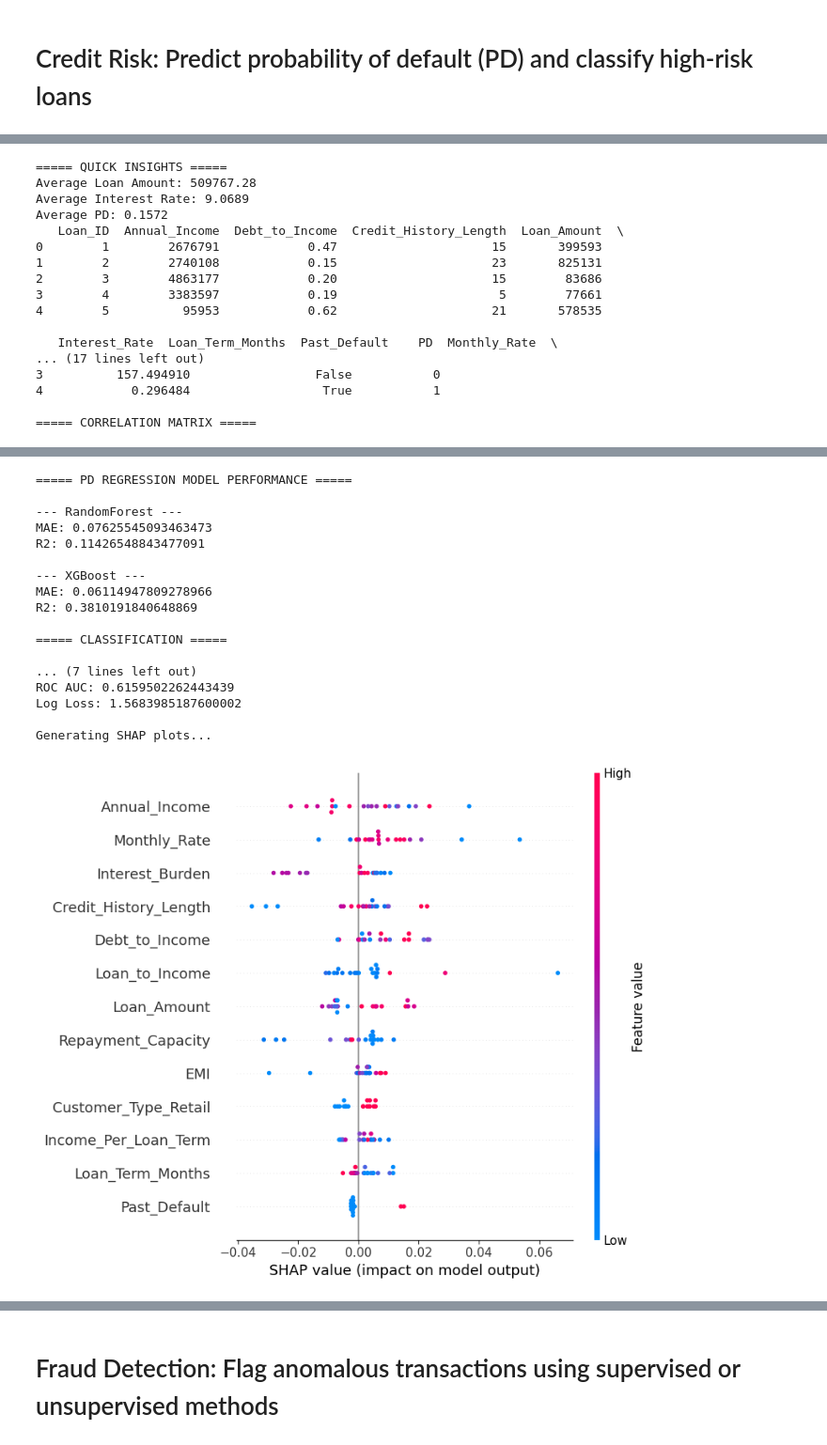
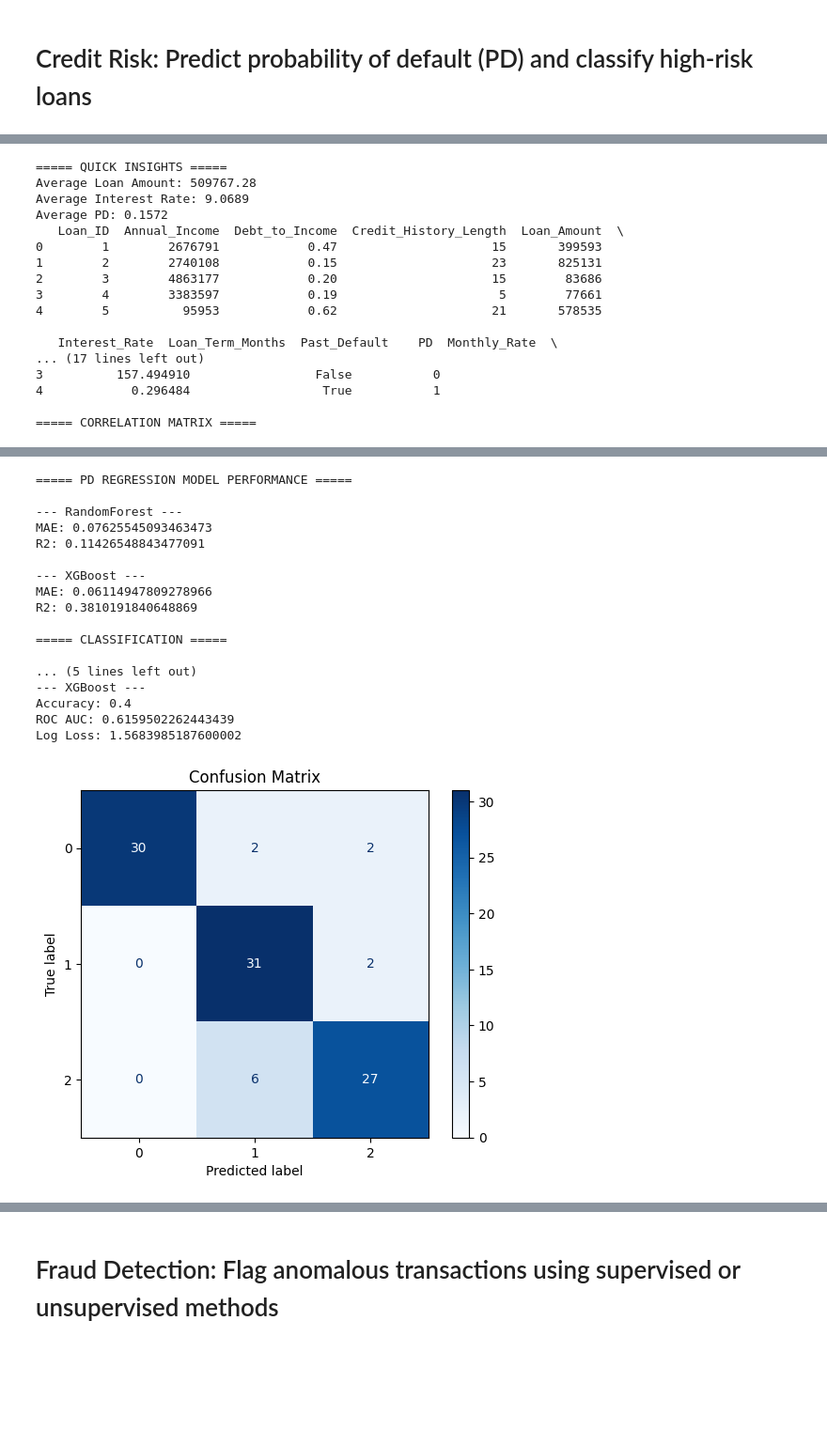
Before and after one commit to Susmita87/iitb-projects, a Jupyter notebook: problem_statement_2.ipynb, the cells around one changed output, grey strips where cells are left out. Shown at 94% size. Cells and saved outputs as stored; diff of their text form; code cells hidden in the pictures; blank space fills up the shorter version.

```diff
--- a/problem_statement_2.ipynb
+++ b/problem_statement_2.ipynb
@@ -11,7 +11,11 @@ import seaborn as sns
 
 from google.colab import drive
 from sklearn.model_selection import train_test_split
-from sklearn.metrics import mean_absolute_error, r2_score, accuracy_score, roc_auc_score, log_loss
+from sklearn.metrics import (
+    mean_absolute_error, r2_score,
+    accuracy_score, roc_auc_score, log_loss,
+    confusion_matrix, ConfusionMatrixDisplay
+)
 from xgboost import XGBRegressor, XGBClassifier
 from sklearn.ensemble import RandomForestRegressor, RandomForestClassifier
 import shap
@@ -189,10 +193,10 @@ xgb_clf = XGBClassifier(
     random_state=42
 )
 
-y_binary = df_mod['Risk_Class']
+y_risk = df_mod['Risk_Class']
 
 X_train, X_test, y_train, y_test = train_test_split(
-    X, y_binary, test_size=0.2, random_state=42
+    X, y_risk, test_size=0.2, random_state=42
 )
 
 rf_clf.fit(X_train, y_train)
@@ -235,7 +239,29 @@ df_mod['Predicted_Risk_Class'] = final_clf_model.predict(X)
 
 
 # =========================================
-# 17. SHAP EXPLAINABILITY
+# 17. CONFUSION MATRIX
+# =========================================
+cm = confusion_matrix(y_risk, final_clf_model.predict(X))
+ConfusionMatrixDisplay(cm).plot(cmap='Blues')
+plt.title("Confusion Matrix")
+plt.show()
+
+
+# =========================================
+# 18. FEATURE IMPORTANCE
+# =========================================
+def plot_importance(model, title):
+    importance = pd.Series(model.feature_importances_, index=X.columns).sort_values()
+    importance.plot(kind='barh')
+    plt.title(title)
+    plt.show()
+
+plot_importance(final_reg_model, "Regression Feature Importance")
+plot_importance(final_clf_model, "Classification Feature Importance")
+
+
+# =========================================
+# 19. SHAP EXPLAINABILITY
 # =========================================
 print("\nGenerating SHAP plots...")
 
@@ -247,7 +273,7 @@ shap.summary_plot(explainer(X_test.astype(float)), X_test)
 
 
 # =========================================
-# 18. BUSINESS LOGIC
+# 20. BUSINESS LOGIC
 # =========================================
 df_mod['Expected_Profit'] = (
     (1 - df_mod['Predicted_PD']) *
@@ -279,7 +305,7 @@ df_mod['Decision'] = df_mod.apply(decision, axis=1)
 
 
 # =========================================
-# 19. OUTPUT
+# 21. OUTPUT
 # =========================================
 rejected_loans = df_mod[df_mod['Decision'] == "Reject"].sort_values(
     by='Predicted_PD', ascending=False
@@ -319,34 +345,34 @@ Average Loan Amount: 509767.28
 Average Interest Rate: 9.0689
 Average PD: 0.1572
    Loan_ID  Annual_Income  Debt_to_Income  Credit_History_Length  Loan_Amount  \
 0        1        2676791            0.47                     15       399593
 1        2        2740108            0.15                     23       825131
 2        3        4863177            0.20                     15        83686
 3        4        3383597            0.19                      5        77661
 4        5          95953            0.62                     21       578535
 
    Interest_Rate  Loan_Term_Months  Past_Default    PD  Monthly_Rate  \
 ... (17 lines left out)
 3          157.494910                 False           0
 4            0.296484                  True           1
 
 ===== CORRELATION MATRIX =====
 [figure]
 ===== PD REGRESSION MODEL PERFORMANCE =====
 
 --- RandomForest ---
 MAE: 0.07625545093463473
 R2: 0.11426548843477091
 
 --- XGBoost ---
 MAE: 0.06114947809278966
 R2: 0.3810191840648869
 
 ===== CLASSIFICATION =====
 
-... (7 lines left out)
+... (5 lines left out)
+--- XGBoost ---
+Accuracy: 0.4
 ROC AUC: 0.6159502262443439
 Log Loss: 1.5683985187600002
-
-Generating SHAP plots...
-[figure, old version]
+[figure, new version]
```
Also changed, not shown: parts of 1 cell of this notebook.
